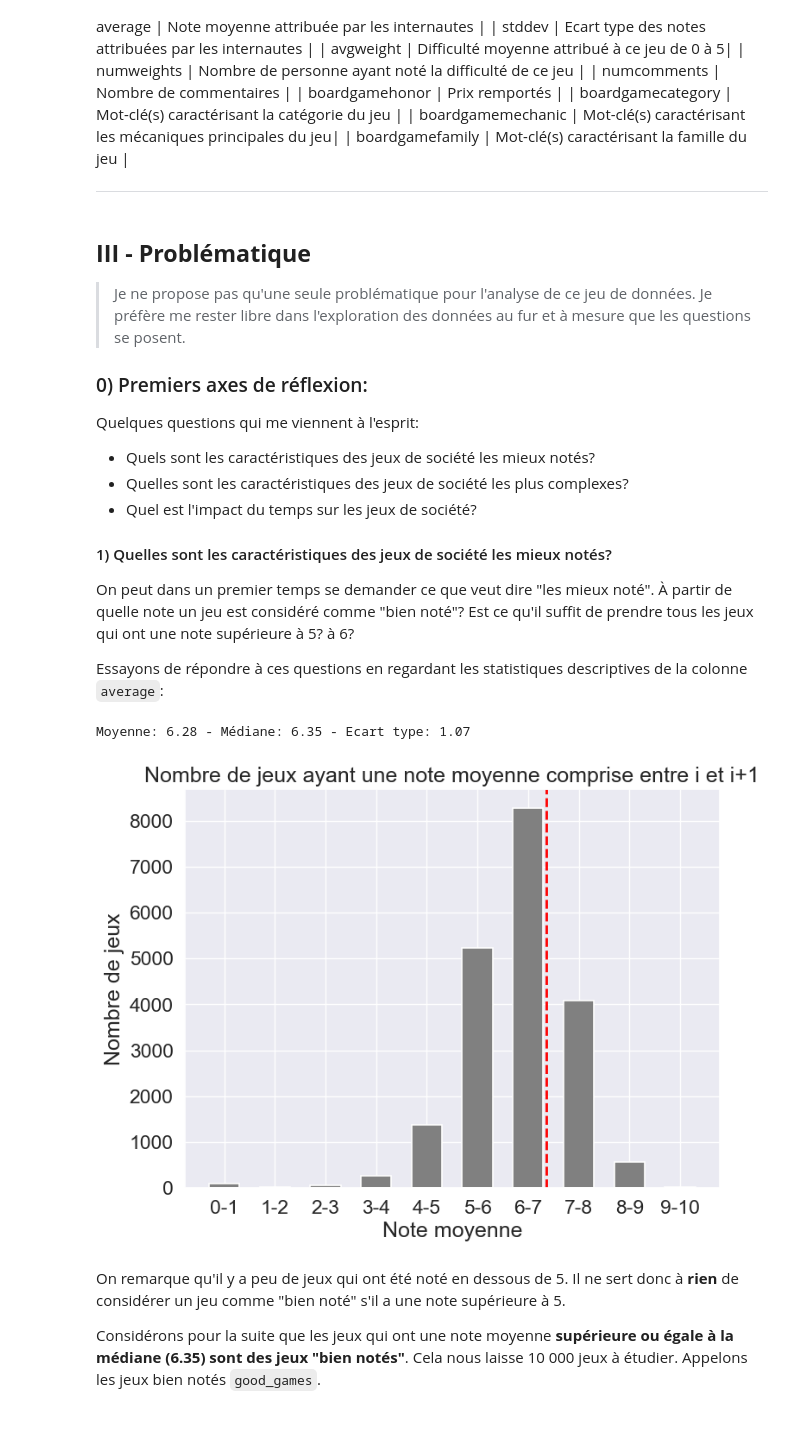
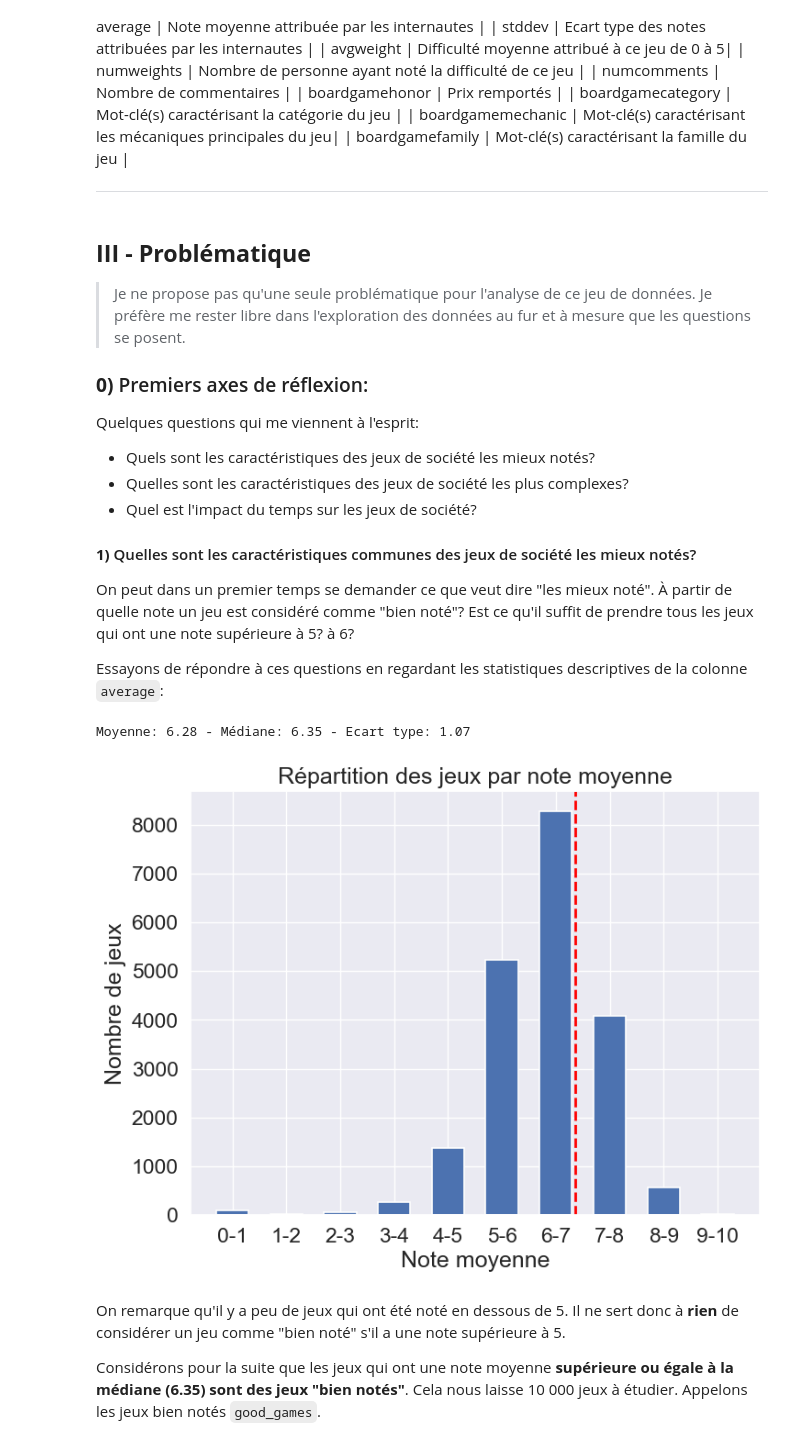
Before and after one commit to LOISGALLAUD/issd, a Jupyter notebook: PROJET/LGALLAUD.ipynb, the cells around one changed output. Saved outputs shown, nothing was run; the diff lists cells and outputs as text; code cells hidden in the pictures.

```diff
--- a/PROJET/LGALLAUD.ipynb
+++ b/PROJET/LGALLAUD.ipynb
@@ -156,7 +156,7 @@ On peut déjà retrouver des colonnes qui nous intéresse sur la page d'accueil
 
 > Je ne propose pas qu'une seule problématique pour l'analyse de ce jeu de données. Je préfère me rester libre dans l'exploration des données au fur et à mesure que les questions se posent.
 
-### 0) Premiers axes de réflexion:
+### **0)** Premiers axes de réflexion:
 
 Quelques questions qui me viennent à l'esprit:
 
@@ -164,7 +164,7 @@ Quelques questions qui me viennent à l'esprit:
 * Quelles sont les caractéristiques des jeux de société les plus complexes?
 * Quel est l'impact du temps sur les jeux de société?
 
-#### 1) Quelles sont les caractéristiques des jeux de société les mieux notés?
+#### **1)** Quelles sont les caractéristiques communes des jeux de société les mieux notés?
 
 On peut dans un premier temps se demander ce que veut dire "les mieux noté". À partir de quelle note un jeu est considéré comme "bien noté"? Est ce qu'il suffit de prendre tous les jeux qui ont une note supérieure à 5? à 6?
 
@@ -172,33 +172,33 @@ Essayons de répondre à ces questions en regardant les statistiques descriptive
 # %%
 # Intervalles
 intervals = [[i, i+1] for i in range(10)]
 
 # Calcul du nombre de jeux par intervalle
 amounts = []
 for interval in intervals:
     i, j = interval
     games_in_interval = df[(df['average'] >= i) & (df['average'] < j)]
     amounts.append(len(games_in_interval))
 
 # Calcul de la moyenne, médiane et de l'écart type
 mean = df['average'].mean()
 median = df['average'].median()
 std = df['average'].std()
 print(f"Moyenne: {mean:.2f} - Médiane: {median:.2f} - Ecart type: {std:.2f}")
 
 # Création de l'histogramme en barres
 plt.figure(figsize=(8,6))
-plt.title("Nombre de jeux ayant une note moyenne comprise entre i et i+1")
+plt.title("Répartition des jeux par note moyenne")
 plt.xlabel("Note moyenne")
 plt.ylabel("Nombre de jeux")
 
 labels = [f"{i}-{i+1}" for i in range(10)]
-plt.bar(labels, amounts, linewidth=1.2, color='grey', width=0.6)
+plt.bar(labels, amounts, linewidth=1.2, width=0.6)
 plt.axvline(median, color='red', linestyle='dashed', linewidth=2)
 plt.show()
 # %% [output]
 Moyenne: 6.28 - Médiane: 6.35 - Ecart type: 1.07
-[figure, old version]
+[figure, new version]
 # %% [markdown]
 On remarque qu'il y a peu de jeux qui ont été noté en dessous de 5. Il ne sert donc à **rien** de considérer un jeu comme "bien noté" s'il a une note supérieure à 5.
 
```
Also changed, not shown: parts of 19 cells of this notebook, 1 other file.
